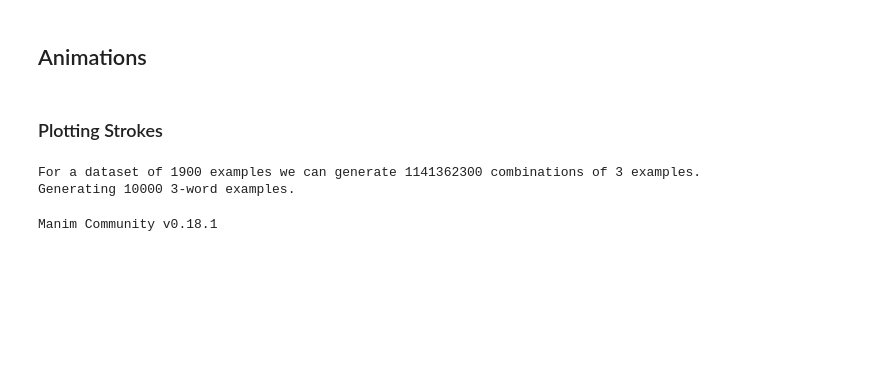
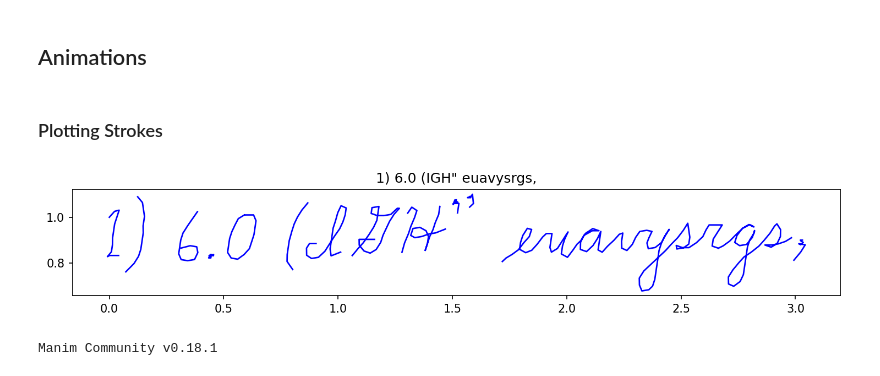
Before and after one commit to greydanus/cursivetransformer, a Jupyter notebook: manim.ipynb, the cells around one changed output. Drawn from its saved outputs; the diff is of its cells as text; code cells hidden in the pictures; blank space fills up the shorter version.

Commit message:
updating the order of the animation so the ascii sequence is displayed first

```diff
--- a/manim.ipynb
+++ b/manim.ipynb
@@ -87,13 +124,12 @@ wandb:   1 of 1 files downloaded.
 ## Animations
 # %% [markdown]
 ### Plotting Strokes
-# %%
-raw_json = load_and_parse_data(args.dataset_name)
-combo_json = generate_word_combos(raw_json)
-combo = combo_json[0]
-# %% [output]
-For a dataset of 1900 examples we can generate 1141362300 combinations of 3 examples.
-Generating 10000 3-word examples.
+# %%
+points = examples[0]['stroke_points']
+ascii_sequence = examples[0]['ascii_sequence']
+_ = plot_strokes(points, title=ascii_sequence)
+# %% [output]
+[figure, added]
 # %%
 %%manim -qm -v WARNING PlotStrokesAnimation
 
```
Also changed, not shown: parts of 8 cells of this notebook.
